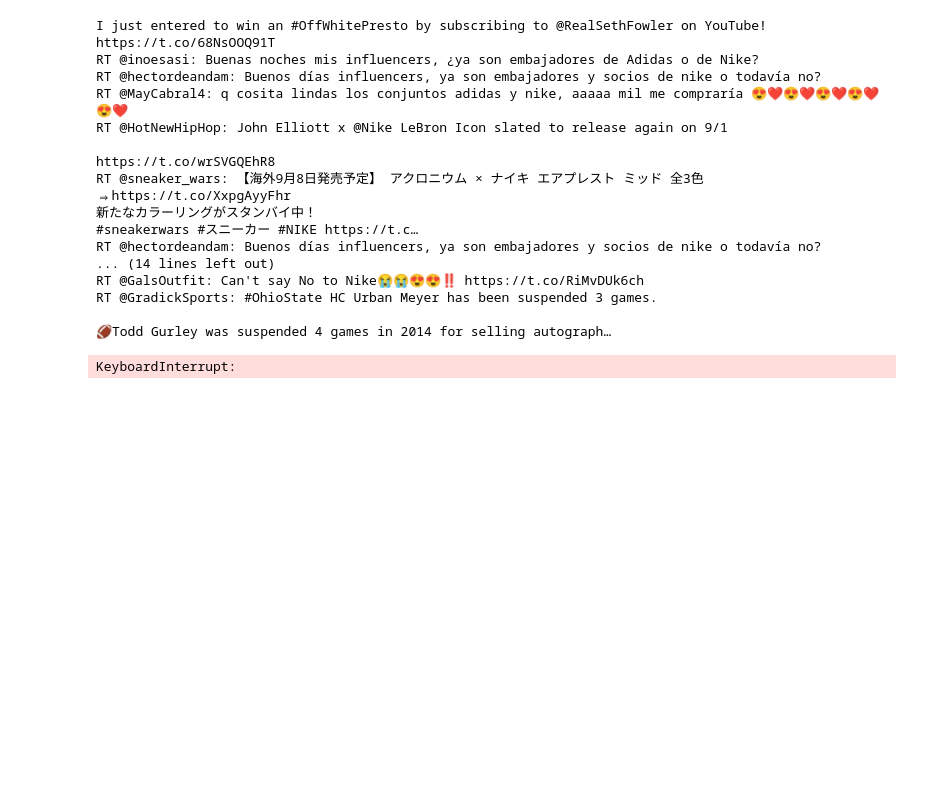
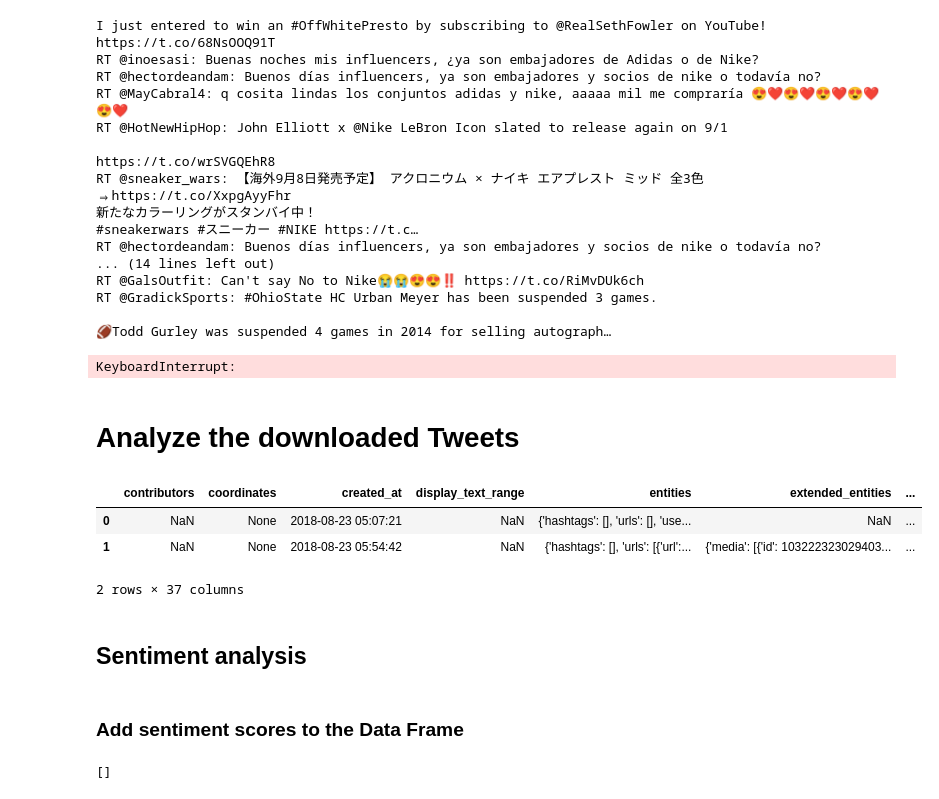
Before and after one commit to johnwmillr/TwitterTracker, a Jupyter notebook: TwitterTracker.ipynb, the cells around one changed output. Drawn from its saved outputs; the diff is of its cells as text; code cells hidden in the pictures; blank space fills up the shorter version.

Commit message:
Format Tweets into Pandas DataFrame

```diff
--- a/TwitterTracker.ipynb
+++ b/TwitterTracker.ipynb
@@ -52,3 +50,5 @@ RT @GradickSports: #OhioState HC Urban Meyer has been suspended 3 games.
 
 🏈Todd Gurley was suspended 4 games in 2014 for selling autograph…
 KeyboardInterrupt:
+# %% [markdown]
+# Analyze the downloaded Tweets
@@ -54,0 +59,32 @@ KeyboardInterrupt:
+# %%
+# Load the Tweets
+with open('./nike_tweets.json', 'r') as infile:
+    raw = infile.readlines()
+data = [json.loads(line) for line in raw if line != '\n']
+del(data[219]) # Kludge for bad data
+
+# Resave the Tweets in proper JSON format
+with open('./nike_tweets_json.json', 'w') as outfile:
+    json.dump(data, outfile)
+
+# Reload the Tweets as a Pandas dataframe
+tweets = pd.read_json('./nike_tweets_json.json')
+
+# Add direct Tweet link to DF
+def getTweetUrl(tweet):
+    """Returns the URL to a Tweet"""
+    root = 'https://twitter.com/{name}/status/{id_}'
+    return root.format(name=tweet['user']['screen_name'], id_=tweet['id'])
+urls = []
+for i in range(len(tweets)):
+    urls.append(getTweetUrl(tweets.loc[i])) # Probably not the best way
+tweets['url'] = urls
+
+tweets.head(2)
+# %% [output]
+|  | contributors | coordinates | created_at | display_text_range | entities | extended_entities | ... |
+| 0 | NaN | None | 2018-08-23 05:07:21 | NaN | {'hashtags': [], 'urls': [], 'use... | NaN | ... |
+| 1 | NaN | None | 2018-08-23 05:54:42 | NaN | {'hashtags': [], 'urls': [{'url':... | {'media': [{'id': 103222323029403... | ... |
+2 rows × 37 columns
+# %% [markdown]
+## Sentiment analysis
@@ -54,0 +119,6 @@ KeyboardInterrupt:
+# %% [markdown]
+### Add sentiment scores to the Data Frame
+# %%
+pd.Series()
+# %% [output]
+[]
```
Also changed, not shown: parts of 14 cells of this notebook, 1 other file.
